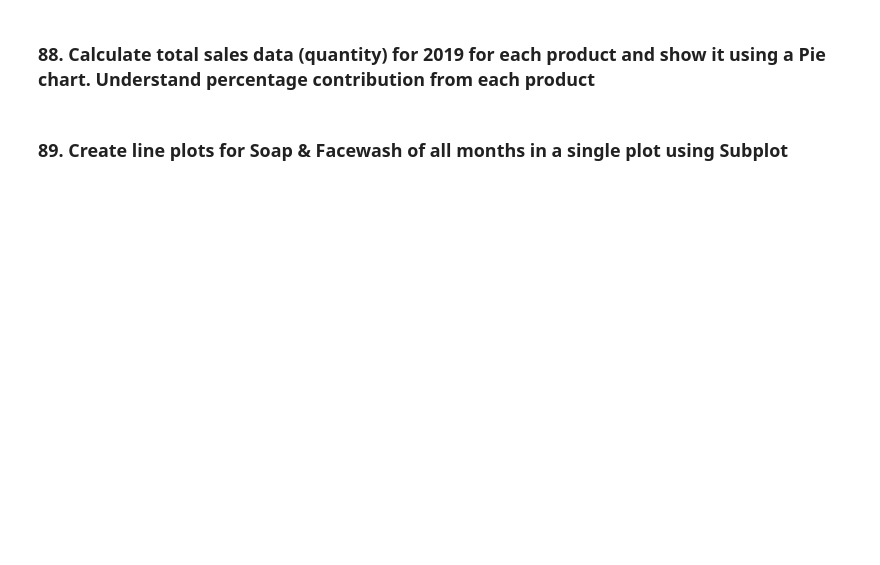
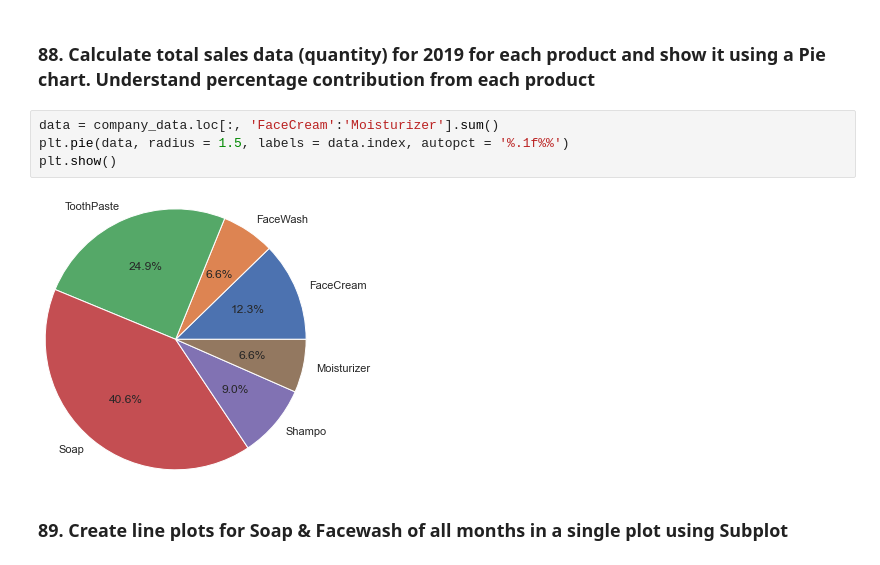
Before and after one commit to sakshisv/Basic-Data-Manipulation-Visualization-Exercise, a Jupyter notebook: Basic_Data_Manipulation_Visualization_Exercise.ipynb, the cells around one changed output. Cells and saved outputs as stored; diff of their text form; blank space fills up the shorter version.

```diff
--- a/Basic_Data_Manipulation_Visualization_Exercise.ipynb
+++ b/Basic_Data_Manipulation_Visualization_Exercise.ipynb
@@ -1729,4 +1734,10 @@ company_data[['Month', 'Soap', 'Shampo', 'ToothPaste']].set_index(['Month']).uns
 # %% [markdown]
 ### 88. Calculate total sales data (quantity) for 2019 for each product and show it using a Pie chart. Understand percentage contribution from each product
+# %%
+data = company_data.loc[:, 'FaceCream':'Moisturizer'].sum()
+plt.pie(data, radius = 1.5, labels = data.index, autopct = '%.1f%%')
+plt.show()
+# %% [output]
+[figure, added]
 # %% [markdown]
 ### 89. Create line plots for Soap & Facewash of all months in a single plot using Subplot
```
Also changed, not shown: parts of 2 cells of this notebook.
